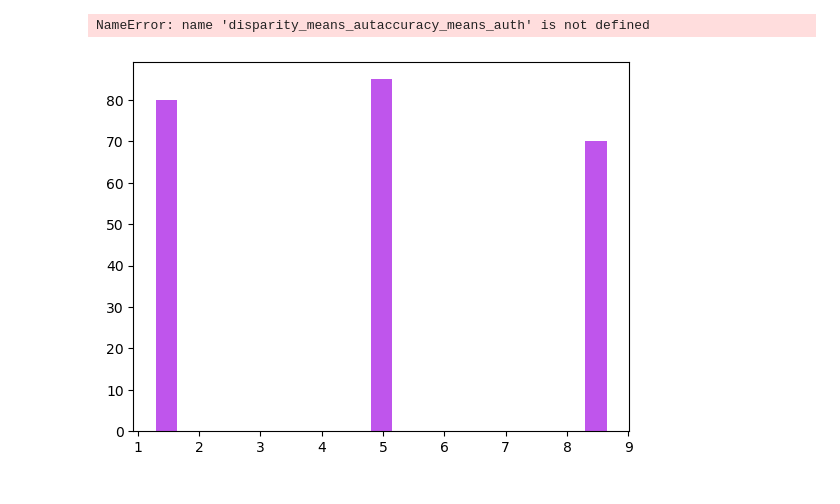
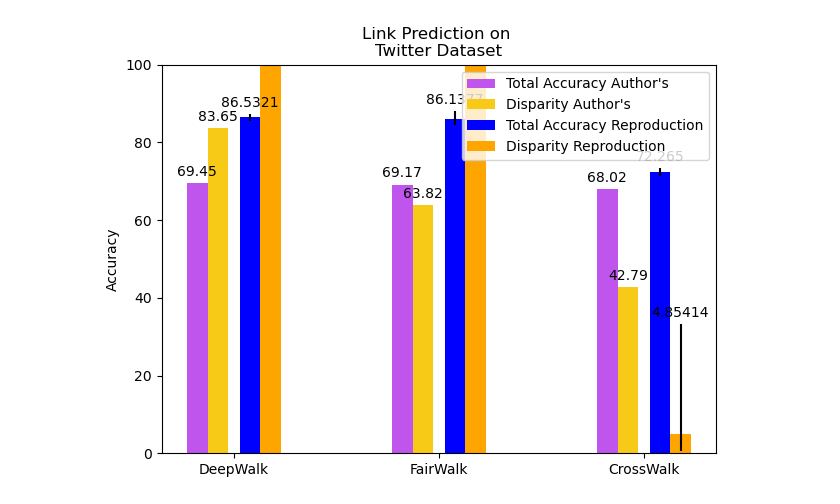
Before and after one commit to jkociniak/FACT-AI-project, a Jupyter notebook: code/link_prediction_barplots.ipynb, the cells around one changed output. Cells and saved outputs as stored; diff of their text form; code cells hidden in the pictures.

```diff
--- a/code/link_prediction_barplots.ipynb
+++ b/code/link_prediction_barplots.ipynb
@@ -1,41 +47,46 @@
 # %%
 import matplotlib.pyplot as plt
 import numpy as np
 
 purple_ = '#BF55EC'
 yellow_ = '#F7CA18'
 
-labels = ['DeepWalk', 'CrossWalk', 'Deepwalk']
-accuracy_means_auth = [80, 85, 70]
-disparity_means_auth = [25, 32, 34]
+labels = ['DeepWalk', 'FairWalk', 'CrossWalk']
+accuracy_means_our = [86.5320910973085, 86.13768115942028, 72.26497933884299]
+accuracy_min_max = np.array([[85.56935817805383, 87.32919254658385],[84.472049689441, 88.01242236024845],[71.30681818181819, 73.4245867768595]])
+acc_err_our = np.array([(mean-min, max-mean) for mean, (min, max) in zip(accuracy_means_our, accuracy_min_max.tolist())]).T
 
-accuracy_means_our = [84, 83, 65]
-disparity_means_our = [30, 34, 33]
+disparity_means_our = [368.533378600834, 250.00255579255358, 4.854143275091014]
+disparity_min_max = np.array([[154.36717516193826, 641.3699310244459], [107.12364877234057, 461.2267262645264], [0.5987003363942259, 33.18844965572752]])
+disp_err_our = np.array([(mean-min, max-mean) for mean, (min, max) in zip(disparity_means_our, disparity_min_max.tolist())]).T
+
+accuracy_means_auth = [69.45, 69.17, 68.02]
+disparity_means_auth = [83.65, 63.82, 42.79]
 
 x = np.array([2, 5.5, 9]) # the label locations
 width = 0.35  # the width of the bars
 
 fig, ax = plt.subplots()
-bars1 = ax.bar(x - width*1.5, accuracy_means_auth, width, label='Total Accuracy Author\'s', color=purple_)
-bars2 = ax.bar(x - width/2, disparity_means_auth, width, label='Disparity Author\'s', color=yellow_)
-bars3 = ax.bar(x + width/2, accuracy_means_our, width, label='Total Accuracy Reproduction', color="blue")
-bars4 = ax.bar(x + width*1.5, disparity_means_our, width, label='Disparity Reproduction', color="orange")
+bars1 = ax.bar(x - width*1.5-0.1, accuracy_means_auth, width, label='Total Accuracy Author\'s', color=purple_)
+bars2 = ax.bar(x - width/2-0.1, disparity_means_auth, width, label='Disparity Author\'s', color=yellow_)
+bars3 = ax.bar(x + width/2+0.1, accuracy_means_our, width, label='Total Accuracy Reproduction', color="blue", yerr=acc_err_our)
+bars4 = ax.bar(x + width*1.5+0.1, disparity_means_our, width, label='Disparity Reproduction', color="orange", yerr=disp_err_our)
 
 # Add some text for labels, title and custom x-axis tick labels, etc.
 ax.set_ylabel('Accuracy')
-ax.set_title('Rice-Facebook Dataset')
+ax.set_title('Link Prediction on \nTwitter Dataset')
 ax.set_xticks(x, labels)
 ax.legend()
 
 ax.bar_label(bars1, padding=3)
 ax.bar_label(bars2, padding=3)
 
 ax.bar_label(bars3, padding=3)
 ax.bar_label(bars4, padding=3)
 
+ax.set_ylim(top=100)
 fig.tight_layout()
 
 plt.show()
 # %% [output]
-NameError: name 'disparity_means_autaccuracy_means_auth' is not defined
-[figure, old version]
+[figure, new version]
```
Also changed, not shown: parts of 1 cell of this notebook.
